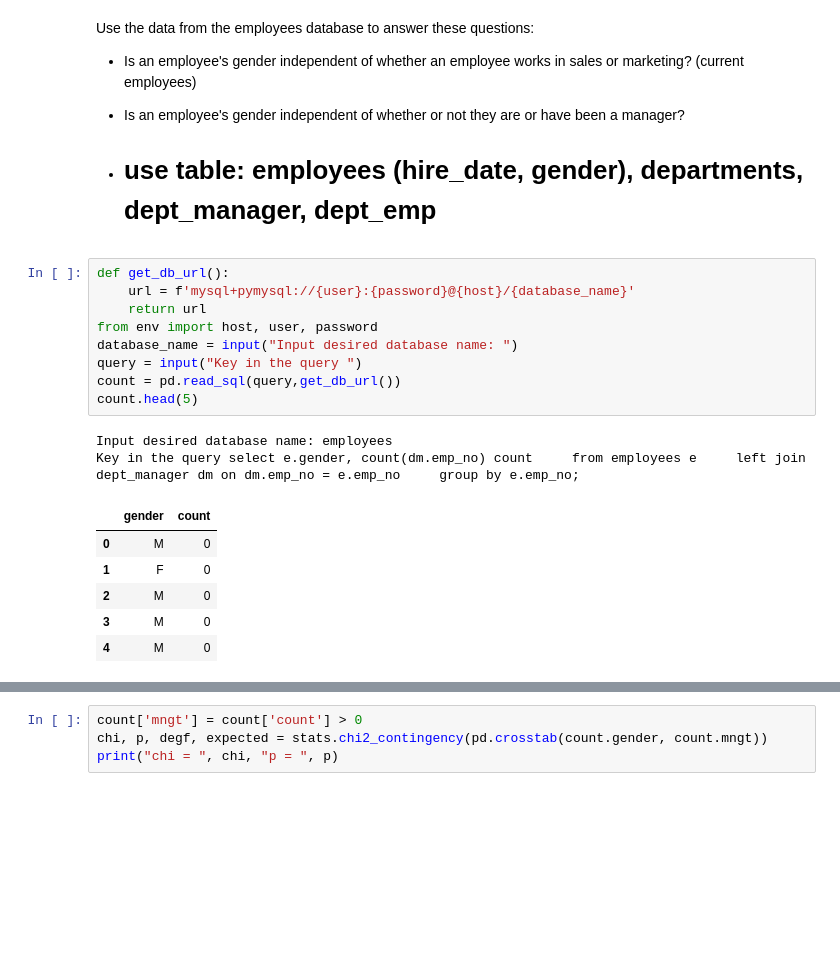
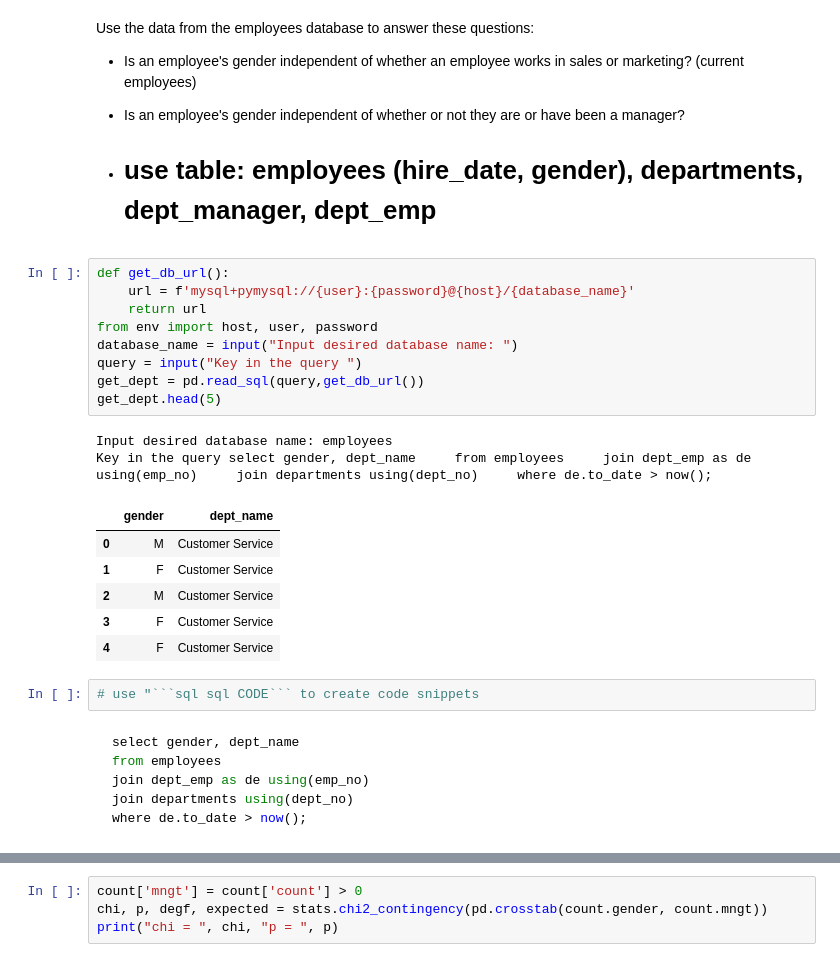
Before and after one commit to Jacqueline-A-Shay/statistics-exercises, a Jupyter notebook: hypothesis_testing.ipynb, the cells around one changed output, grey strips where cells are left out. Cells and saved outputs as stored; diff of their text form; blank space fills up the shorter version.

````diff
--- a/hypothesis_testing.ipynb
+++ b/hypothesis_testing.ipynb
@@ -420,21 +438,31 @@ Use the data from the employees database to answer these questions:
 # %%
 def get_db_url():
     url = f'mysql+pymysql://{user}:{password}@{host}/{database_name}'
     return url
 from env import host, user, password
 database_name = input("Input desired database name: ")
 query = input("Key in the query ")
-count = pd.read_sql(query,get_db_url())
-count.head(5)
+get_dept = pd.read_sql(query,get_db_url())
+get_dept.head(5)
 # %% [output]
 Input desired database name: employees
-Key in the query select e.gender, count(dm.emp_no) count     from employees e     left join dept_manager dm on dm.emp_no = e.emp_no     group by e.emp_no;
+Key in the query select gender, dept_name     from employees     join dept_emp as de using(emp_no)     join departments using(dept_no)     where de.to_date > now();
-|  | gender | count |
-| 0 | M | 0 |
-| 1 | F | 0 |
-| 2 | M | 0 |
-| 3 | M | 0 |
-| 4 | M | 0 |
+|  | gender | dept_name |
+| 0 | M | Customer Service |
+| 1 | F | Customer Service |
+| 2 | M | Customer Service |
+| 3 | F | Customer Service |
+| 4 | F | Customer Service |
+# %%
+# use "```sql sql CODE``` to create code snippets
+# %% [markdown]
+```sql
+select gender, dept_name
+from employees
+join dept_emp as de using(emp_no)
+join departments using(dept_no)
+where de.to_date > now();
+```
 # %%
 get_dept = x['dept_name'].apply(lambda x: x in ['Marketing', 'Sales'])
 rel = x[get_dept]
````
Also changed, not shown: parts of 22 cells of this notebook.
